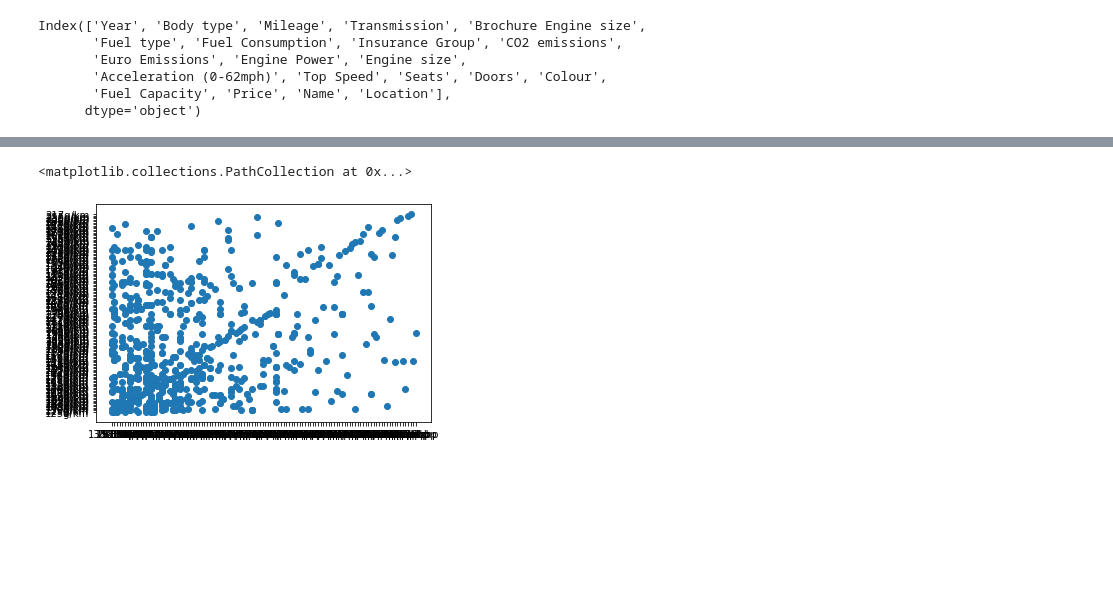
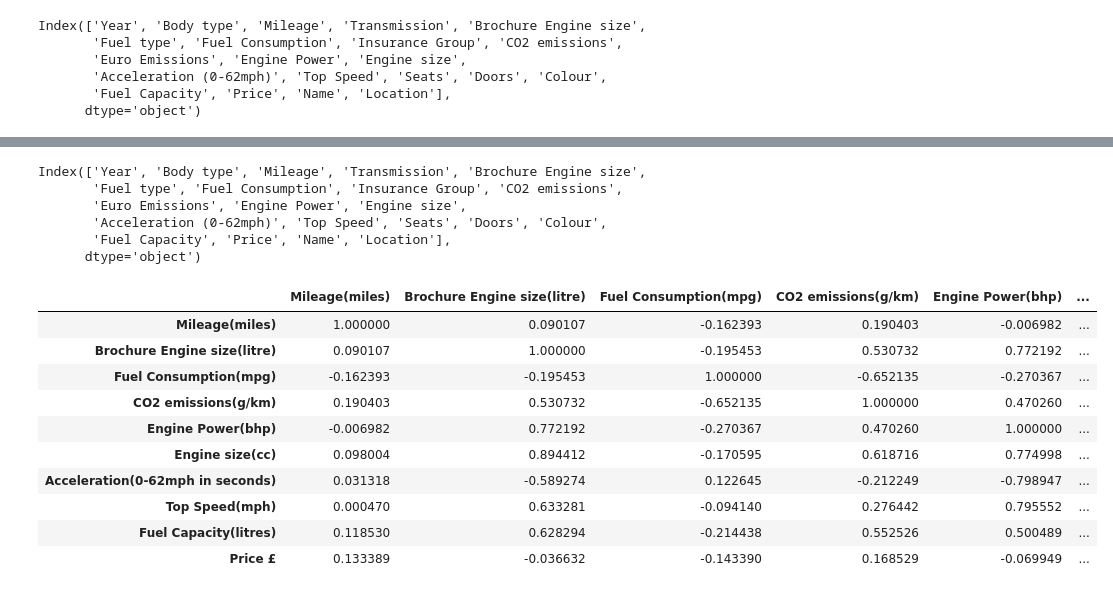
Before and after one commit to ShikharGhimire/ScrapeTheGum, a Jupyter notebook: fiveseatercars.ipynb, the cells around one changed output, grey strips where cells are left out. Cells and saved outputs as stored; diff of their text form; code cells hidden in the pictures; blank space fills up the shorter version.

```diff
--- a/fiveseatercars.ipynb
+++ b/fiveseatercars.ipynb
@@ -253,6 +298,11 @@ total_inlocation = final_dataset['Location'].value_counts()
-# %%
-#Let's check some correlation with engine power and engine size
-pyplot.scatter(final_dataset['Engine Power'],final_dataset['CO2 emissions'])
-# %% [output]
-<matplotlib.collections.PathCollection at 0x...>
-[figure, removed]
+# %%
+#Let's discover correlation between two variables
+#Let's take a random subset of the data and plot a scatterplot
+final_dataset.columns
+# %% [output]
+Index(['Year', 'Body type', 'Mileage', 'Transmission', 'Brochure Engine size',
+       'Fuel type', 'Fuel Consumption', 'Insurance Group', 'CO2 emissions',
+       'Euro Emissions', 'Engine Power', 'Engine size',
+       'Acceleration (0-62mph)', 'Top Speed', 'Seats', 'Doors', 'Colour',
+       'Fuel Capacity', 'Price', 'Name', 'Location'],
+      dtype='object')
@@ -258,0 +324,20 @@ pyplot.scatter(final_dataset['Engine Power'],final_dataset['CO2 emissions'])
+# %%
+#Let's create a subsection of the dataframe to check the correlation
+correlation_dataframe = final_dataset[['Mileage(miles)','Brochure Engine size(litre)','Fuel Consumption(mpg)','CO2 emissions(g/km)','Engine Power(bhp)','Engine size(cc)',
+               'Acceleration(0-62mph in seconds)','Top Speed(mph)','Fuel Capacity(litres)','Price £']]
+# %%
+#Let's map the correlation heatmap
+corr = correlation_dataframe.corr()
+corr.style.background_gradient(cmap='coolwarm')
+# %% [output]
+|  | Mileage(miles) | Brochure Engine size(litre) | Fuel Consumption(mpg) | CO2 emissions(g/km) | Engine Power(bhp) | ... |
+| Mileage(miles) | 1.000000 | 0.090107 | -0.162393 | 0.190403 | -0.006982 | ... |
+| Brochure Engine size(litre) | 0.090107 | 1.000000 | -0.195453 | 0.530732 | 0.772192 | ... |
+| Fuel Consumption(mpg) | -0.162393 | -0.195453 | 1.000000 | -0.652135 | -0.270367 | ... |
+| CO2 emissions(g/km) | 0.190403 | 0.530732 | -0.652135 | 1.000000 | 0.470260 | ... |
+| Engine Power(bhp) | -0.006982 | 0.772192 | -0.270367 | 0.470260 | 1.000000 | ... |
+| Engine size(cc) | 0.098004 | 0.894412 | -0.170595 | 0.618716 | 0.774998 | ... |
+| Acceleration(0-62mph in seconds) | 0.031318 | -0.589274 | 0.122645 | -0.212249 | -0.798947 | ... |
+| Top Speed(mph) | 0.000470 | 0.633281 | -0.094140 | 0.276442 | 0.795552 | ... |
+| Fuel Capacity(litres) | 0.118530 | 0.628294 | -0.214438 | 0.552526 | 0.500489 | ... |
+| Price £ | 0.133389 | -0.036632 | -0.143390 | 0.168529 | -0.069949 | ... |
```
Also changed, not shown: parts of 22 cells of this notebook.
